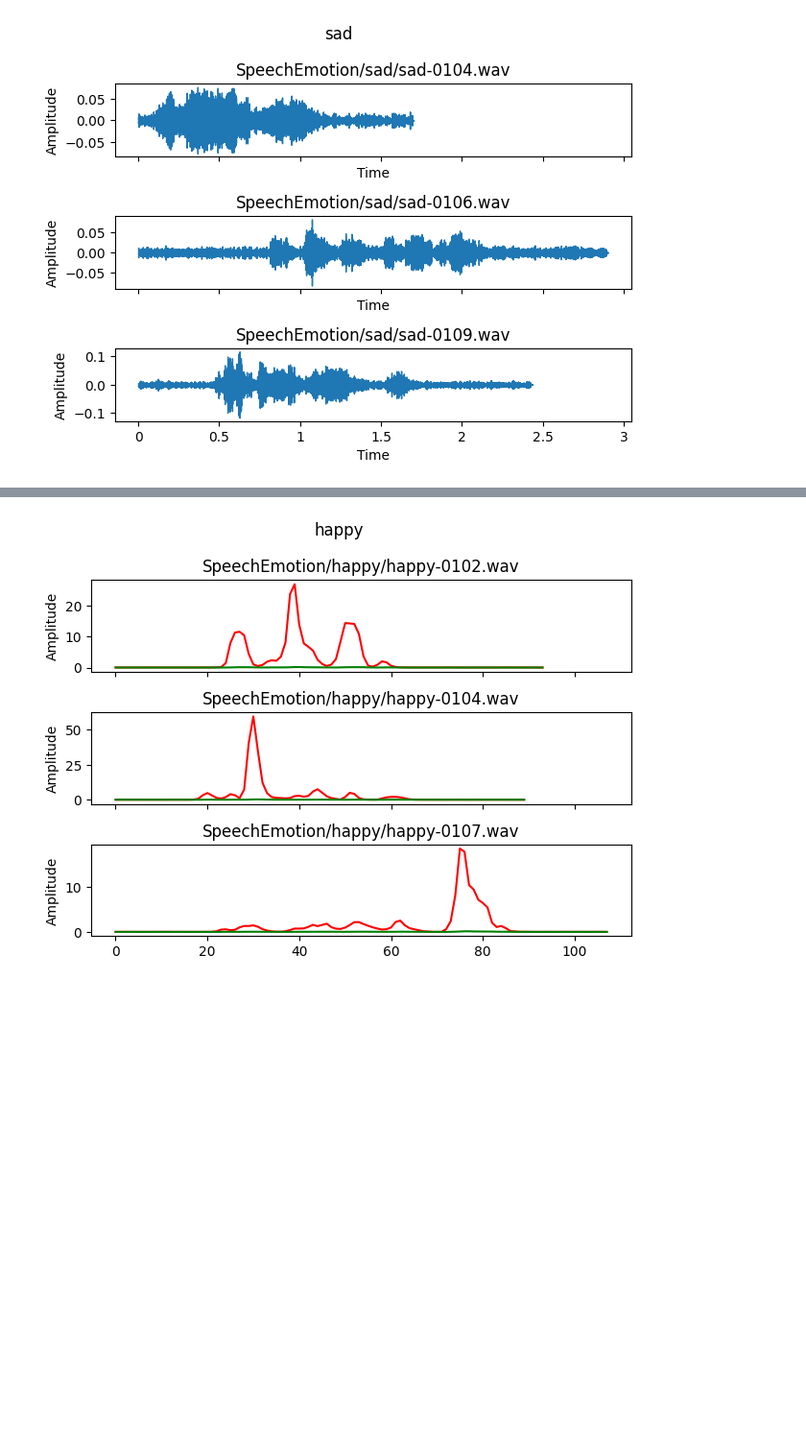
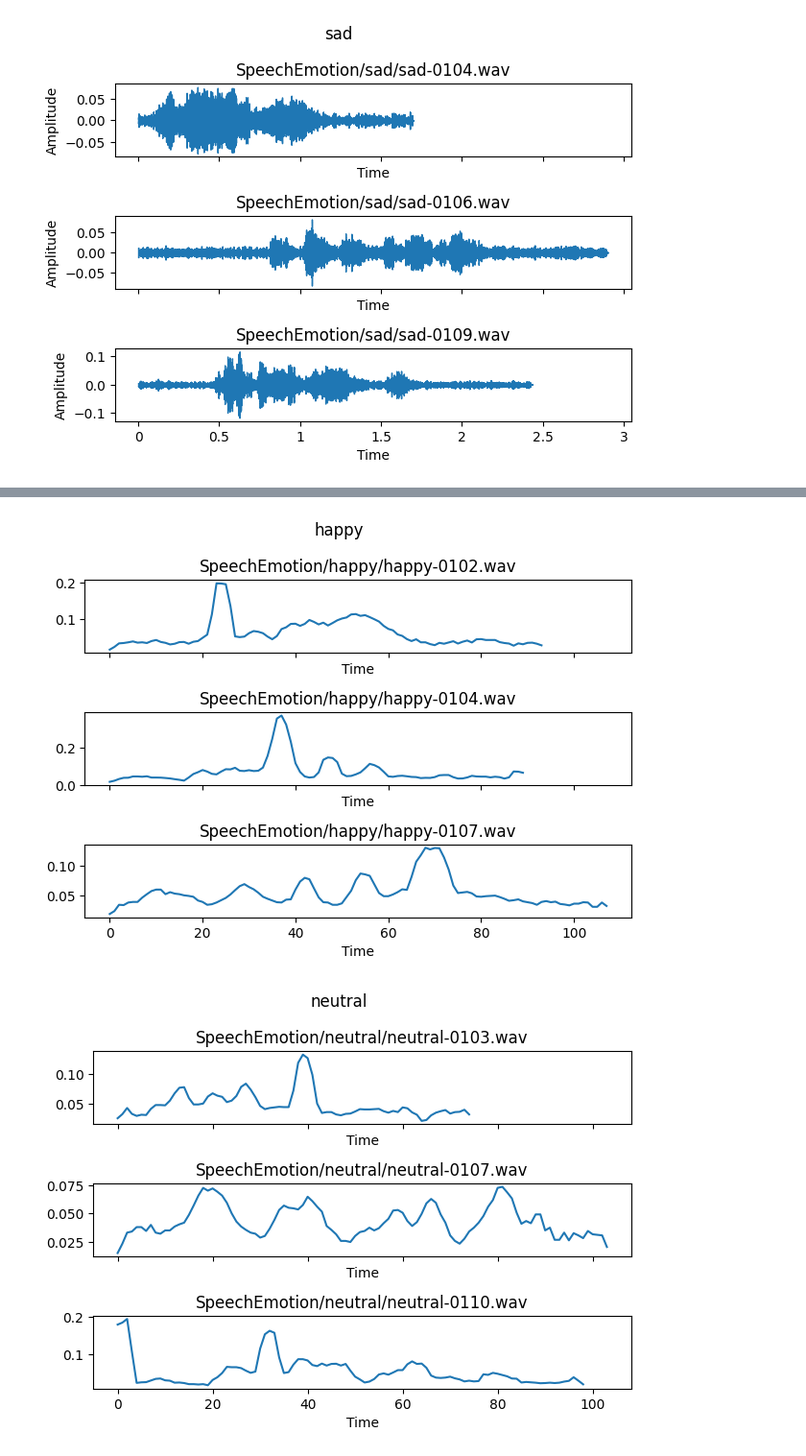
Before and after one commit to tudemaha/multimedia-data-processing-intro, a Jupyter notebook: audio-preprocessing/audio-preprocessing.ipynb, the cells around one changed output, grey strips where cells are left out. Shown at 96% size. Saved outputs shown, nothing was run; the diff lists cells and outputs as text; code cells hidden in the pictures; blank space fills up the shorter version.

```diff
--- a/audio-preprocessing/audio-preprocessing.ipynb
+++ b/audio-preprocessing/audio-preprocessing.ipynb
@@ -60,24 +98,22 @@ for key, values in audio_librosa.items():
 # %%
-def energy(emotion, waves):
-    hop_length = 512
-    frame_length = 1024
+def zero_crossing_rate(wave):
+    zcr = librosa.feature.zero_crossing_rate(wave)
+    return zcr
+
+def display_zcr(emotion, waves):
     fig, ax = plt.subplots(nrows = len(waves), ncols = 1, sharex = True)
     fig.suptitle(emotion)
     for i, wave in enumerate(waves):
-        ax[i].set_ylabel('Amplitude')
         ax[i].set_title(audio_paths[emotion][i])
 
-        energy = np.array([
-            sum(abs(wave[0][j:j + frame_length] ** 2))
-            for j in range(0, len(wave[0]), hop_length)
-        ])
+        zcr = zero_crossing_rate(wave[0])[0]
 
-        rms = librosa.feature.rms(y = wave[0], frame_length = frame_length, hop_length =  hop_length, center = True)
-
-        # ax[i].plot(energy, color = 'red')
-        ax[i].plot(*rms, color = 'green')
+        ax[i].plot(zcr)
+        ax[i].set_xlabel('Time')
     fig.tight_layout()
 
-energy('happy', audio_librosa['happy'])
+for key, values in audio_librosa.items():
+    display_zcr(key, values)
 # %% [output]
-[figure, old version]
+[figure, new version]
+[figure, added]
```
Also changed, not shown: parts of 4 cells of this notebook.
